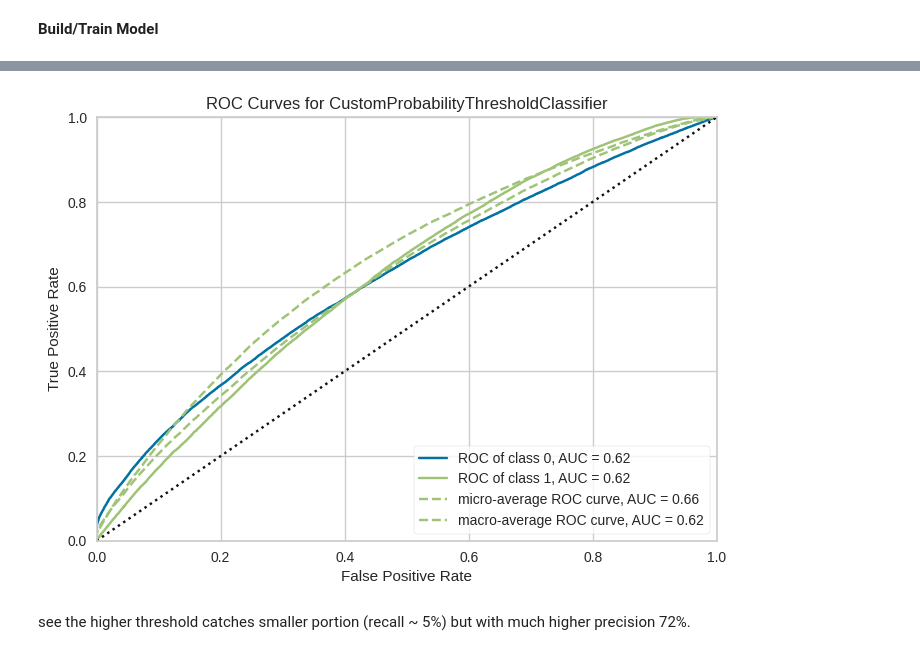
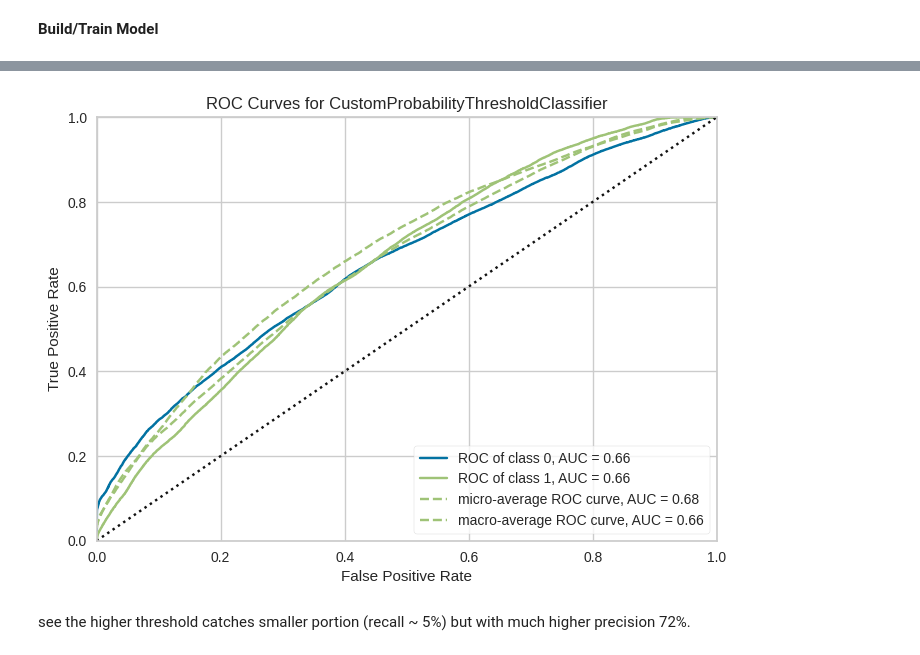
Before and after one commit to sculd/mlb-props, a Jupyter notebook: model_training_run.ipynb, the cells around one changed output, grey strips where cells are left out. Cells and saved outputs as stored; diff of their text form; code cells hidden in the pictures.

```diff
--- a/model_training_run.ipynb
+++ b/model_training_run.ipynb
@@ -75,6 +95,6 @@ test_data.groupby('game_year').count()
 # %%
 classification_setup = pycaret.classification.setup(
     data = train_data, target = "batting_hit_recorded", train_size = .70, use_gpu = False,
-    categorical_features = model.common.categorical_features, ignore_features = model.common.ignore_features)
+    categorical_features = ['game_venue'], ignore_features = model.common.ignore_features + ['batting_name', 'pitching_name'])
 # %% [output]
 |  | Description | Value |
@@ -97,7 +117,7 @@ classification_setup = pycaret.classification.setup(
 # %% [markdown]
 **Build/Train Model**
 # %%
-regressin_model = classification_setup.create_model("lr", probability_threshold = 0.50)
+regression_model = classification_setup.create_model("lr", probability_threshold = 0.50)
 # %% [output]
 [interactive output not drawn]
 |  | Accuracy | AUC | Recall | Prec. | F1 | Kappa | MCC |
@@ -117,8 +137,8 @@ regressin_model = classification_setup.create_model("lr", probability_threshold
 [interactive output not drawn]
 # %%
-plot_model(regressin_model, plot = 'auc')
+plot_model(regression_model, plot = 'auc')
 # %% [output]
 [interactive output not drawn]
-[figure, old version]
+[figure, new version]
 # %% [markdown]
 see the higher threshold catches smaller portion (recall ~ 5%) but with much higher precision 72%.
```
Also changed, not shown: parts of 21 cells of this notebook, 4 other files.
